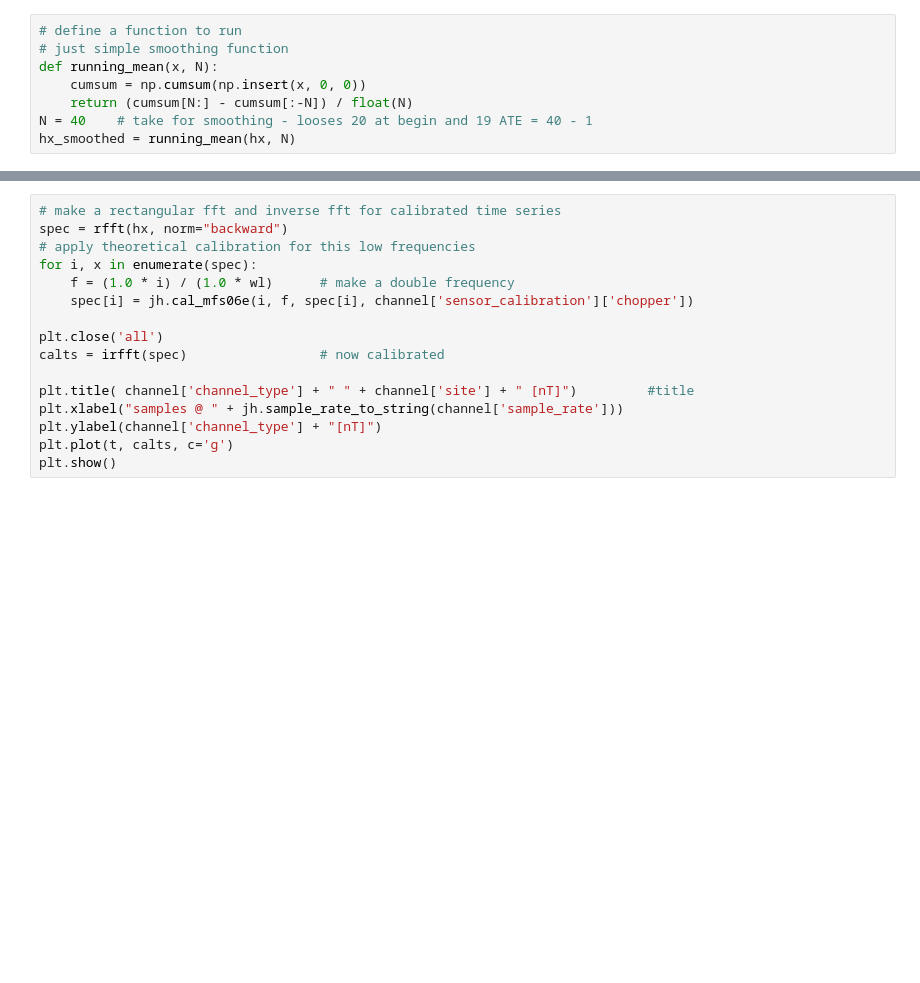
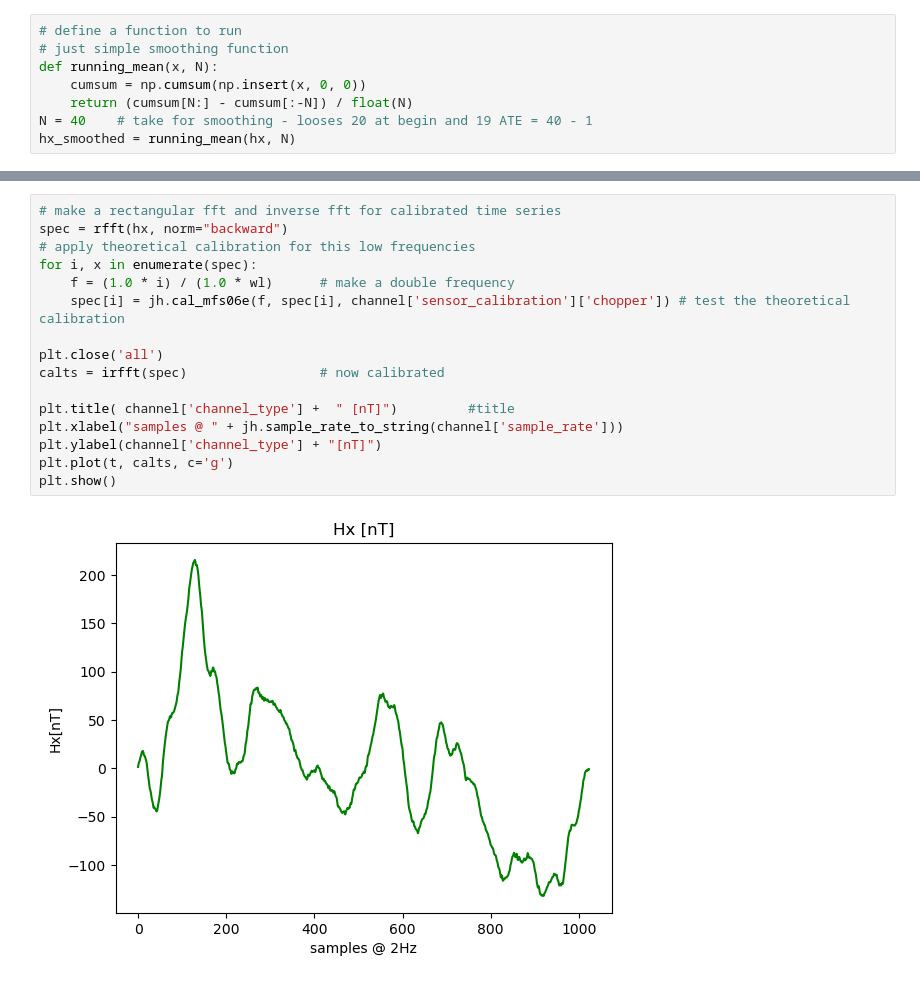
Before and after one commit to bfrmtx/MTHotel, a Jupyter notebook: python/bfr/examples/geospace.ipynb, the cells around one changed output, grey strips where cells are left out. Saved outputs shown, nothing was run; the diff lists cells and outputs as text; blank space fills up the shorter version.

```diff
--- a/python/bfr/examples/geospace.ipynb
+++ b/python/bfr/examples/geospace.ipynb
@@ -99,16 +126,18 @@ plt.show()
 # %%
 # make a rectangular fft and inverse fft for calibrated time series
 spec = rfft(hx, norm="backward")
 # apply theoretical calibration for this low frequencies
 for i, x in enumerate(spec):
     f = (1.0 * i) / (1.0 * wl)      # make a double frequency
-    spec[i] = jh.cal_mfs06e(i, f, spec[i], channel['sensor_calibration']['chopper'])
+    spec[i] = jh.cal_mfs06e(f, spec[i], channel['sensor_calibration']['chopper']) # test the theoretical calibration
 
 plt.close('all')
 calts = irfft(spec)                 # now calibrated
 
-plt.title( channel['channel_type'] + " " + channel['site'] + " [nT]")         #title
+plt.title( channel['channel_type'] +  " [nT]")         #title
 plt.xlabel("samples @ " + jh.sample_rate_to_string(channel['sample_rate']))
 plt.ylabel(channel['channel_type'] + "[nT]")
 plt.plot(t, calts, c='g')
 plt.show()
+# %% [output]
+[figure, added]
```
Also changed, not shown: parts of 9 cells of this notebook, 41 other files.
